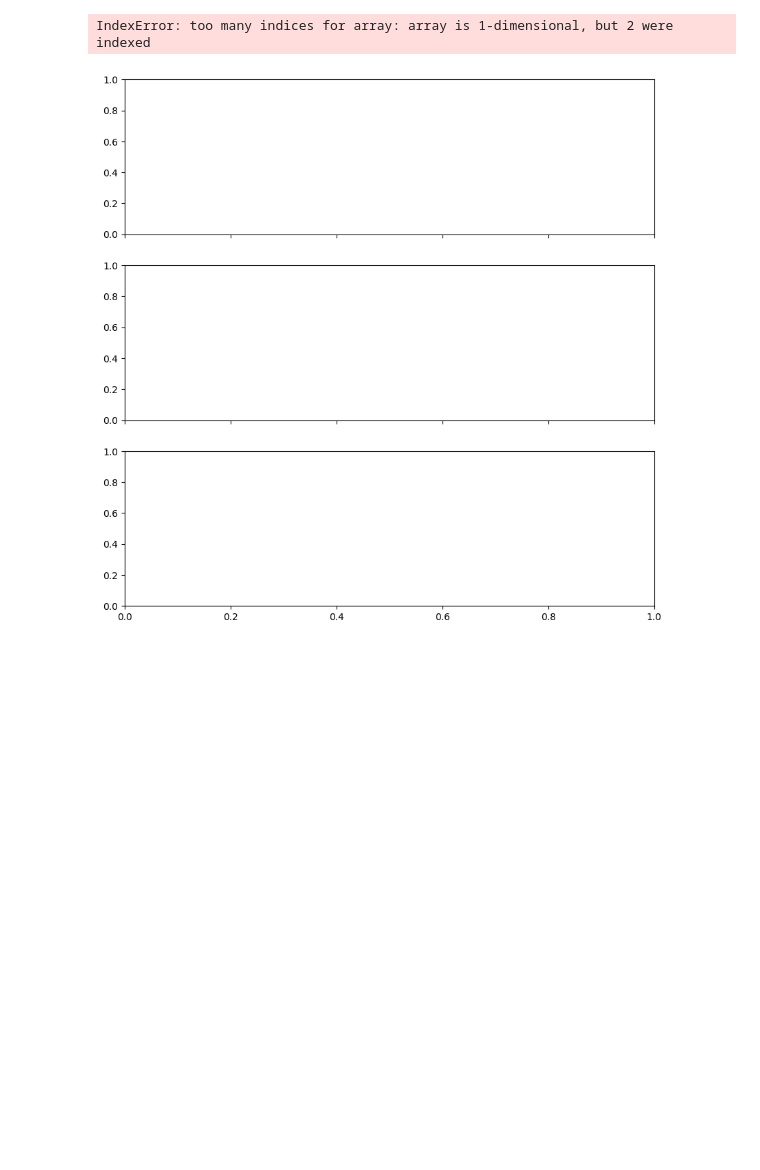
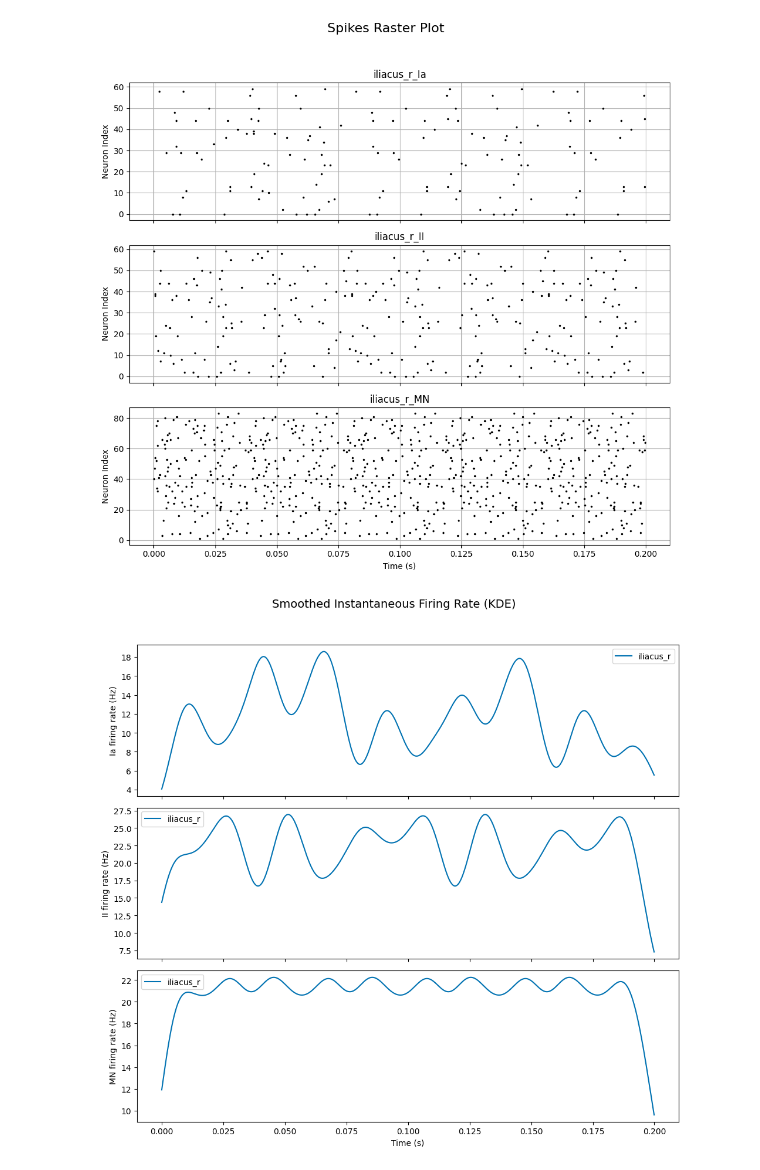
Before and after one commit to MathieuCharbonnier/Loop, a Jupyter notebook: Loop_two_muscle.ipynb, the cells around one changed output. Drawn from its saved outputs; the diff is of its cells as text; code cells hidden in the pictures; blank space fills up the shorter version.

```diff
--- a/Loop_two_muscle.ipynb
+++ b/Loop_two_muscle.ipynb
@@ -35,14 +38,14 @@ from neural_simulations import run_neural_simulations, run_flexor_extensor_neuro
 from activation import decode_spikes_to_activation
 # %%
 t_reaction = 40*ms
-n_loop=2
+n_loop=20
 dt = 0.1*ms
 
 neuron_population = {"Ia": 60, "II": 60,"inh":196, "exc": 196, "motor": 169}
 ees_params={
-    'ees_freq':0*hertz,
-    'aff_recruited':0,
-    'eff_recruited':0}
+    'ees_freq':50*hertz,
+    'aff_recruited':0.5,
+    'eff_recruited':0.5}
 biophysical_params={
     'p':0.4,
     'w':10*uS,
@@ -277,6 +316,6 @@ Deleted: results/final.json
 # %%
 
-plot_times_series(path_spikes, muscles_data, muscle_names, results_folder,**ees_params)
+plot_times_series(data_spikes, muscles_data, muscle_names, results_folder,**ees_params)
 # %% [output]
-IndexError: too many indices for array: array is 1-dimensional, but 2 were indexed
-[figure, old version]
+[figure, new version]
+[figure, added]
```
Also changed, not shown: parts of 5 cells of this notebook.
